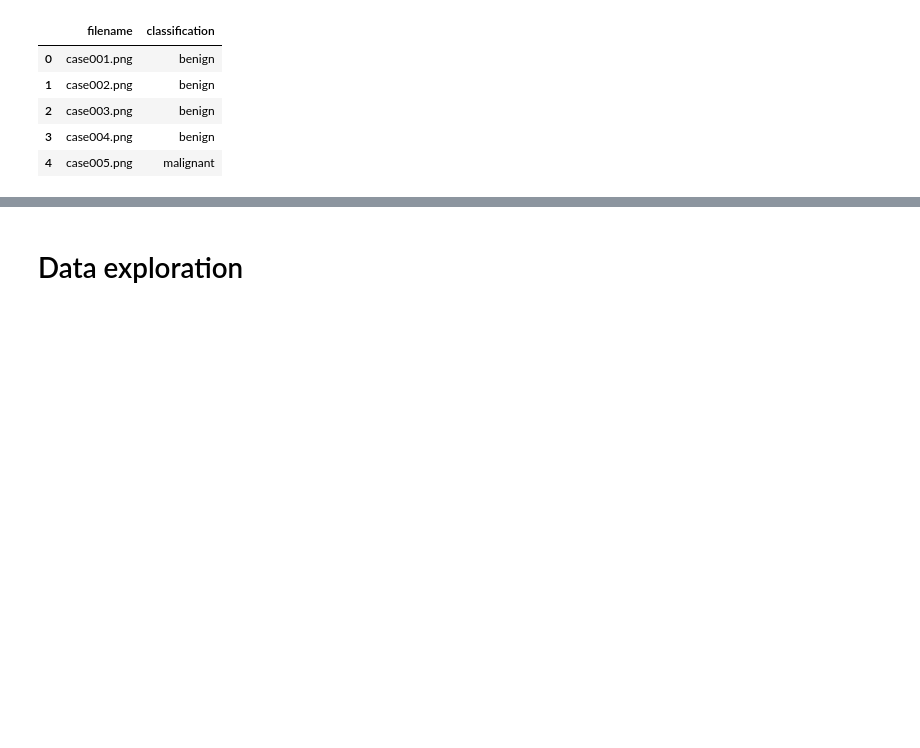
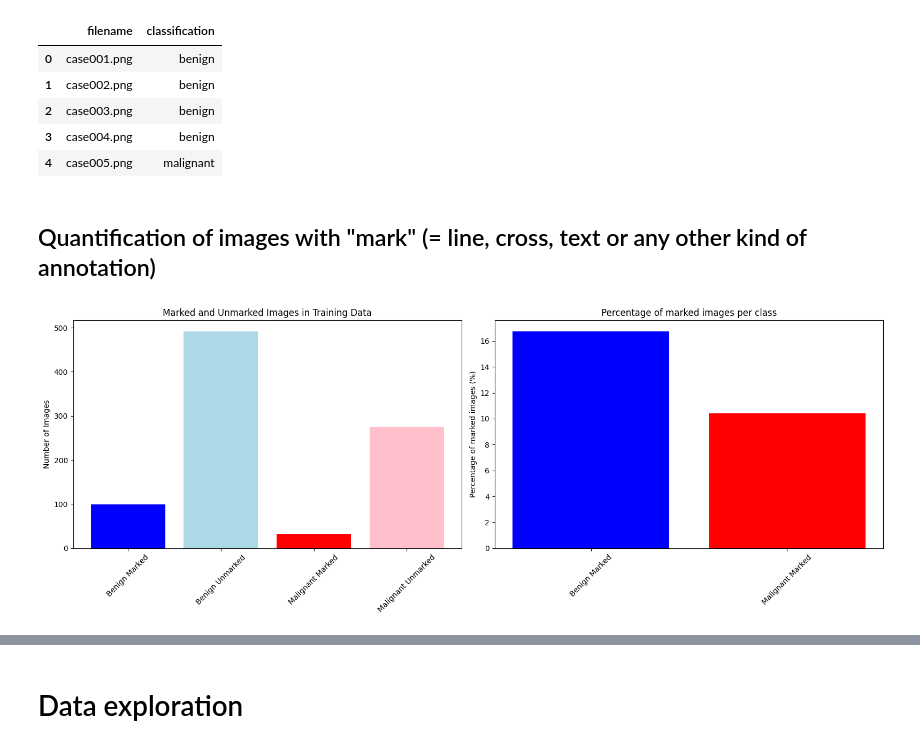
Before and after one commit to KTLeWagon/breast_lesion_DL, a Jupyter notebook: notebooks/Breast_lesion_DL_KT.ipynb, the cells around one changed output, grey strips where cells are left out. Cells and saved outputs as stored; diff of their text form; code cells hidden in the pictures; blank space fills up the shorter version.

Commit message:
Updated data cleaning

```diff
--- a/notebooks/Breast_lesion_DL_KT.ipynb
+++ b/notebooks/Breast_lesion_DL_KT.ipynb
@@ -160,3 +160,62 @@ combined_df.head()
 | 2 | case003.png | benign |
 | 3 | case004.png | benign |
 | 4 | case005.png | malignant |
+# %% [markdown]
+## Quantification of images with "mark" (= line, cross, text or any other kind of annotation)
+# %%
+import os
+import matplotlib.pyplot as plt
+
+def count_images(directory, marked=True):
+    """Count files based on the presence or absence of '_mark' in their names."""
+    count = 0
+    for file in os.listdir(directory):
+        if (marked and '_mark' in file) or (not marked and '_mark' not in file):
+            count += 1
+    return count
+
+# Directories containing the images
+directories = {
+    'Benign': 'data/Training_data/benign',
+    'Malignant': 'data/Training_data/malignant'
+}
+
+# Initialize dictionaries to store counts
+image_counts = {}
+percentage_counts = {}
+
+# Count marked and unmarked images in each directory
+for category, path in directories.items():
+    marked_count = count_images(path, marked=True)
+    unmarked_count = count_images(path, marked=False)
+    total_count = marked_count + unmarked_count
+    image_counts[f'{category} Marked'] = marked_count
+    image_counts[f'{category} Unmarked'] = unmarked_count
+    if total_count > 0:
+        percentage_counts[f'{category} Marked'] = (marked_count / total_count) * 100
+
+# Plotting the raw counts
+fig, (ax1, ax2) = plt.subplots(1, 2, figsize=(16, 6))
+
+# Bar chart for counts
+categories = list(image_counts.keys())
+values = list(image_counts.values())
+ax1.bar(categories, values, color=['blue', 'lightblue', 'red', 'pink'])
+ax1.set_ylabel('Number of Images')
+ax1.set_title('Marked and Unmarked Images in Training Data')
+ax1.set_xticklabels(categories, rotation=45)
+ax1.grid(False)
+
+# Bar chart for percentages
+percent_categories = list(percentage_counts.keys())
+percent_values = list(percentage_counts.values())
+ax2.bar(percent_categories, percent_values, color=['blue', 'red'])
+ax2.set_ylabel('Percentage of marked images (%)')
+ax2.set_title('Percentage of marked images per class')
+ax2.set_xticklabels(percent_categories, rotation=45)
+ax2.grid(False)
+
+plt.tight_layout()  # Adjust subplots to give some padding
+plt.show()
+# %% [output]
+[figure, added]
```
Also changed, not shown: parts of 14 cells of this notebook.
